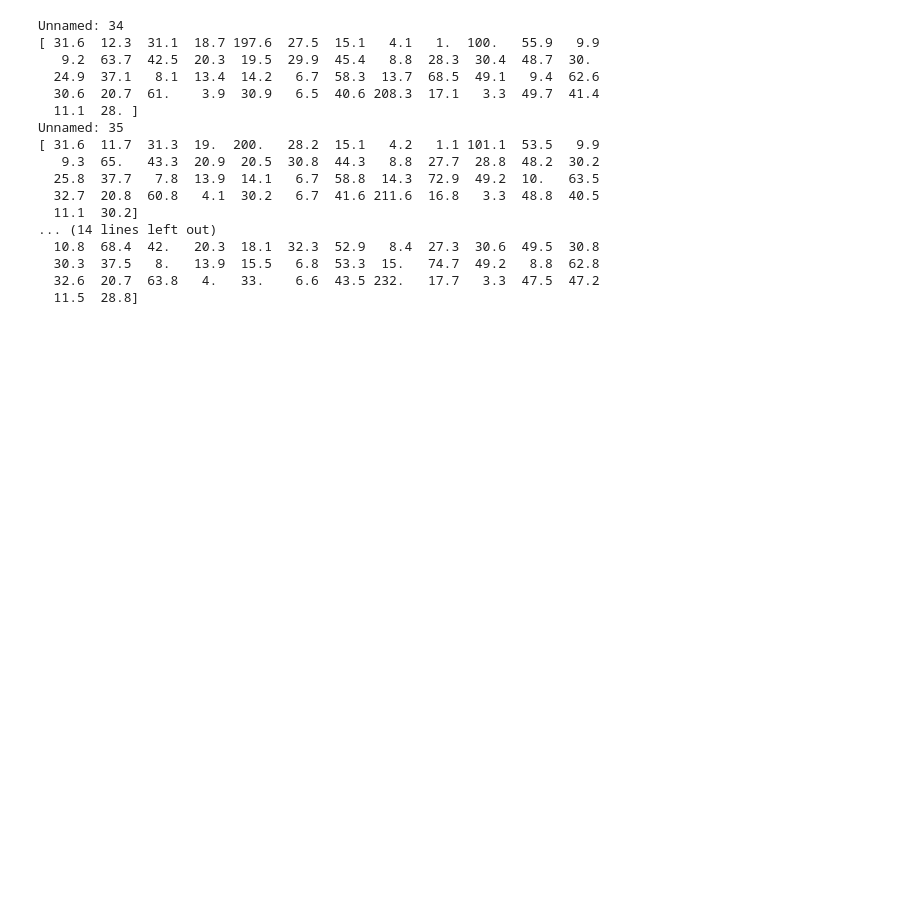
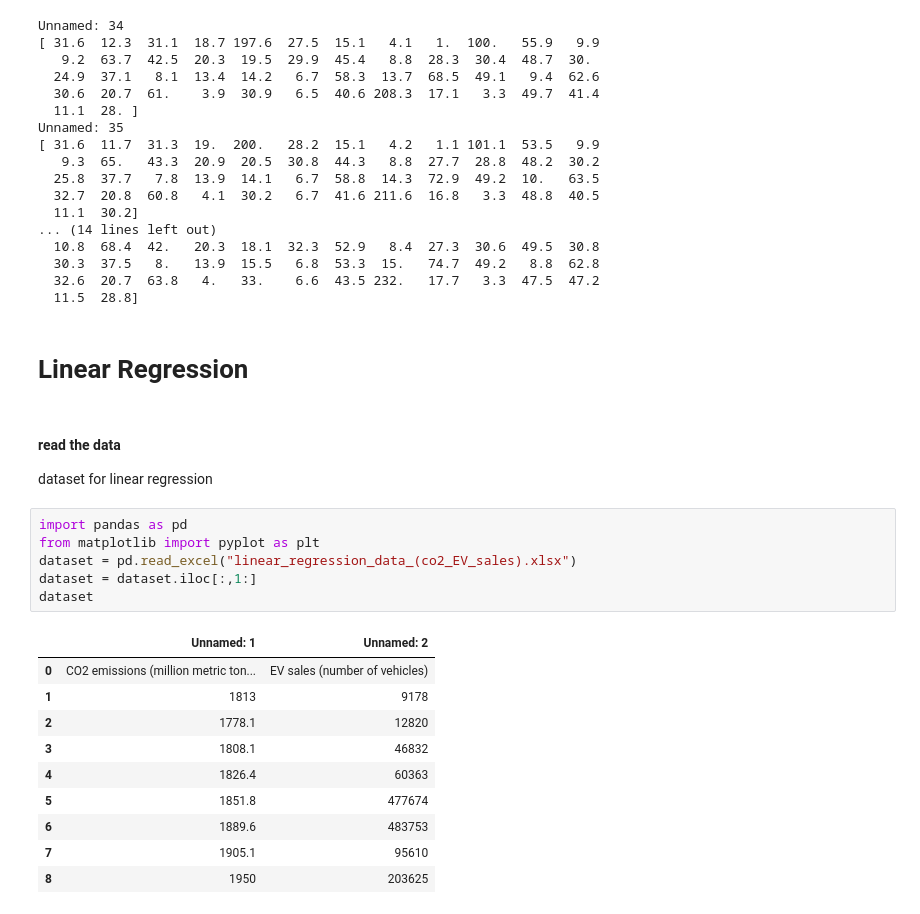
Before and after one commit to ykim879/machine.learning.project, a Jupyter notebook: Copy_of_Soccer_Machine_Learning.ipynb, the cells around one changed output. Cells and saved outputs as stored; diff of their text form; blank space fills up the shorter version.

Commit message:
added linear regression

```diff
--- a/Copy_of_Soccer_Machine_Learning.ipynb
+++ b/Copy_of_Soccer_Machine_Learning.ipynb
@@ -72,3 +72,25 @@ Unnamed: 35
   30.3  37.5   8.   13.9  15.5   6.8  53.3  15.   74.7  49.2   8.8  62.8
   32.6  20.7  63.8   4.   33.    6.6  43.5 232.   17.7   3.3  47.5  47.2
   11.5  28.8]
+# %% [markdown]
+# Linear Regression
+# %% [markdown]
+#### read the data
+dataset for linear regression
+# %%
+import pandas as pd
+from matplotlib import pyplot as plt
+dataset = pd.read_excel("linear_regression_data_(co2_EV_sales).xlsx")
+dataset = dataset.iloc[:,1:]
+dataset
+# %% [output]
+|  | Unnamed: 1 | Unnamed: 2 |
+| 0 | CO2 emissions (million metric ton... | EV sales (number of vehicles) |
+| 1 | 1813 | 9178 |
+| 2 | 1778.1 | 12820 |
+| 3 | 1808.1 | 46832 |
+| 4 | 1826.4 | 60363 |
+| 5 | 1851.8 | 477674 |
+| 6 | 1889.6 | 483753 |
+| 7 | 1905.1 | 95610 |
+| 8 | 1950 | 203625 |
```
Also changed, not shown: parts of 4 cells of this notebook.
